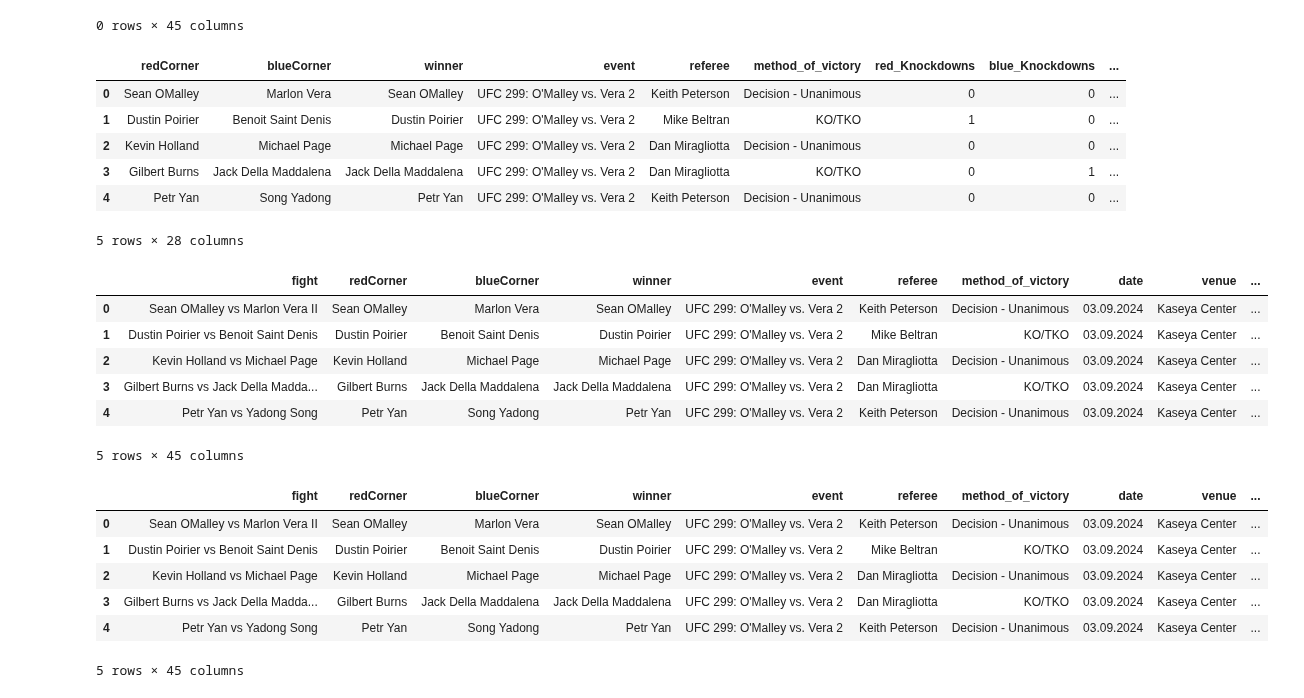
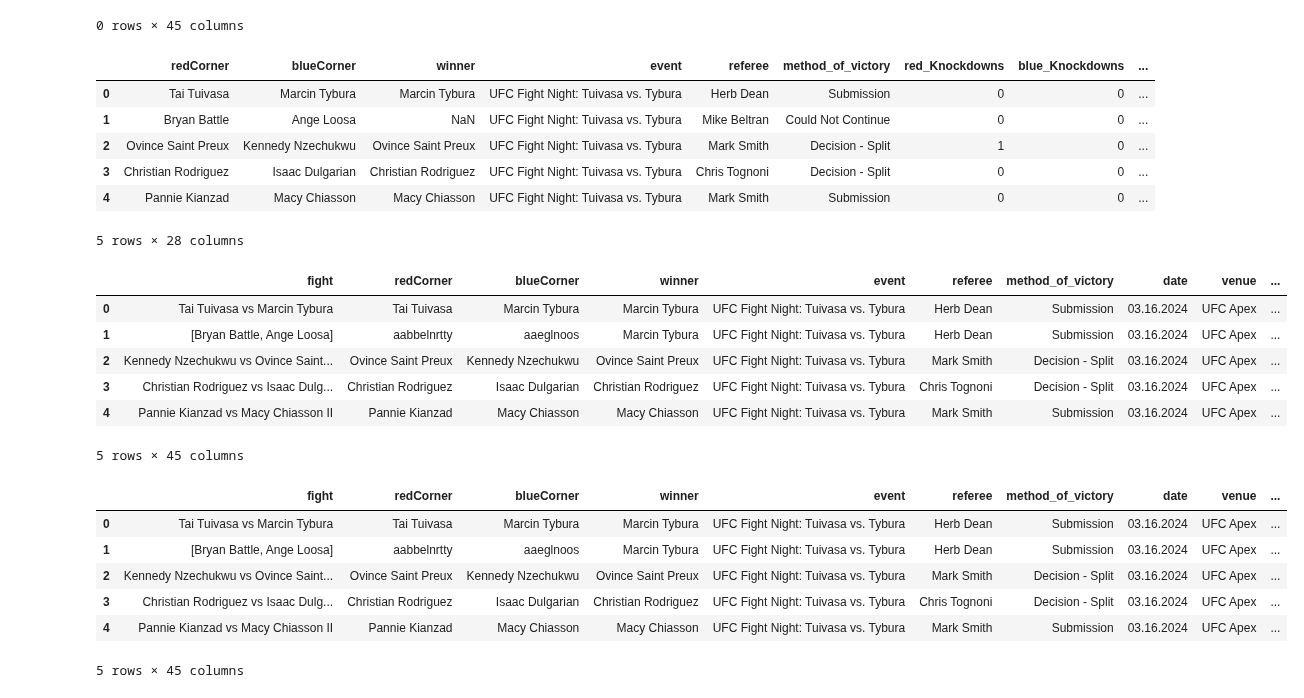
Before and after one commit to maxbraith/UFCModel, a Jupyter notebook: UFCModelGit/updateData/updateData.ipynb, the cells around one changed output. Saved outputs shown, nothing was run; the diff lists cells and outputs as text; code cells hidden in the pictures.

```diff
--- a/UFCModelGit/updateData/updateData.ipynb
+++ b/UFCModelGit/updateData/updateData.ipynb
@@ -128,7 +128,7 @@ print(response)
 # %%
 #get part for url of event, range defines number of events to scrape
 parts0 = []
-for i in range(5):
+for i in range(0, 1):
     soup = BeautifulSoup(response.content, 'html.parser')
     az = soup.find_all('a', class_=re.compile('border-b border-tap_3 border-dotted hover:border-solid'))
     parts0.append(az[i]['href'])
@@ -147,10 +147,9 @@ for part in parts0:
     url = f'https://www.tapology.com{part}'
     print(url)
     site = requests.get(url, headers=headers, proxies={'http': f"http://{proxy}, 'https:'https/{proxy}"})
-    print(site)
     #get url parts from all fights on the card
     soup = BeautifulSoup(site.content, 'html.parser')
-    spans = soup.find_all('span', class_='billing')
+    spans = soup.find_all('span', class_=re.compile('text-xs11 md:text-xs10 uppercase font-bold'))
     for span in spans:
         href = span.find('a')
         part = href['href']
@@ -268,14 +258,16 @@ for i in parts:
 
     #scrape +clean winner
     try:
-        fighters = soup.find_all('a', class_=re.compile('link-primary-red hidden md:inline'))
-        winner = fighters[0].text.strip()
-        loser = fighters[1].text.strip()
+        winnerCheck = soup.find('span', class_=re.compile('text-lg leading-tight text-tap_3 font-bold')).text.strip()
+        if('defeats' in winnerCheck):
+            fighters = soup.find_all('a', class_=re.compile('link-primary-red hidden md:inline'))
+            winner = fighters[0].text.strip()
+            loser = fighters[1].text.strip()
     except:
         pass
 
     #scrape + parse table
-    table = soup.find('table', class_=re.compile('md:mt-5 text-center'))
+    table = soup.find('table', class_=re.compile('md:mt-5 w-full text-center'))
     tdLabels = table.find_all('td')
 
     #scrape + clean winner record
@@ -379,7 +371,7 @@ link = hrefs[0]['href']
 
 #get part for url of event, range defines number of events to scrape
 links = []
-for i in range(5):
+for i in range(0, 1):
     link = hrefs[i]['href']
     links.append(link)
 
@@ -962,10 +954,6 @@ df2['redCorner'] = df2['redCorner'].replace('Blood Diamond', 'Mike Mathetha', re
 df2['blueCorner'] = df2['blueCorner'].replace('Blood Diamond', 'Mike Mathetha', regex=True)
 df2['winner'] = df2['winner'].replace('Blood Diamond', 'Mike Mathetha', regex=True)
 
-df['fight'] = df['fight'].replace('Ian Machado Garry', 'Ian Garry', regex=True)
-df['winner'] = df['winner'].replace('Ian Machado Garry', 'Ian Garry', regex=True)
-df['loser'] = df['loser'].replace('Ian Machado Garry', 'Ian Garry', regex=True)
-
 df2['redCorner'] = df2['redCorner'].replace('Assu Almabayev', 'Asu Almabaev', regex=True)
 df2['blueCorner'] = df2['blueCorner'].replace('Assu Almabayev', 'Asu Almabaev', regex=True)
 df2['winner'] = df2['winner'].replace('Assu Almabayev', 'Asu Almabaev', regex=True)
@@ -981,10 +969,6 @@ df2['winner'] = df2['winner'].replace('Alexander Munoz', 'Alex Munoz', regex=Tru
 df['fight'] = df['fight'].replace('Ovince St Preux', 'Ovince Saint Preux', regex=True)
 df['winner'] = df['winner'].replace('Ovince St Preux', 'Ovince Saint Preux', regex=True)
 df['loser'] = df['loser'].replace('Ovince St Preux', 'Ovince Saint Preux', regex=True)
-
-df2['redCorner'] = df2['redCorner'].replace('Katlyn Cerminara', 'Katlyn Chookagian', regex=True)
-df2['blueCorner'] = df2['blueCorner'].replace('Katlyn Cerminara', 'Katlyn Chookagian', regex=True)
-df2['winner'] = df2['winner'].replace('Katlyn Cerminara', 'Katlyn Chookagian', regex=True)
 
 df2['redCorner'] = df2['redCorner'].replace('Kazula Vargas', 'Rodrigo Vargas', regex=True)
 df2['blueCorner'] = df2['blueCorner'].replace('Kazula Vargas', 'Rodrigo Vargas', regex=True)
@@ -1268,11 +1252,11 @@ df['loser'] = df['loser'].replace('Alberto Cerra Leon', 'Alberta Cerra Leon', re
 df2.head()
 # %% [output]
 |  | redCorner | blueCorner | winner | event | referee | method_of_victory | red_Knockdowns | blue_Knockdowns | ... |
-| 0 | Sean OMalley | Marlon Vera | Sean OMalley | UFC 299: O'Malley vs. Vera 2 | Keith Peterson | Decision - Unanimous | 0 | 0 | ... |
-| 1 | Dustin Poirier | Benoit Saint Denis | Dustin Poirier | UFC 299: O'Malley vs. Vera 2 | Mike Beltran | KO/TKO | 1 | 0 | ... |
-| 2 | Kevin Holland | Michael Page | Michael Page | UFC 299: O'Malley vs. Vera 2 | Dan Miragliotta | Decision - Unanimous | 0 | 0 | ... |
-| 3 | Gilbert Burns | Jack Della Maddalena | Jack Della Maddalena | UFC 299: O'Malley vs. Vera 2 | Dan Miragliotta | KO/TKO | 0 | 1 | ... |
-| 4 | Petr Yan | Song Yadong | Petr Yan | UFC 299: O'Malley vs. Vera 2 | Keith Peterson | Decision - Unanimous | 0 | 0 | ... |
+| 0 | Tai Tuivasa | Marcin Tybura | Marcin Tybura | UFC Fight Night: Tuivasa vs. Tybura | Herb Dean | Submission | 0 | 0 | ... |
+| 1 | Bryan Battle | Ange Loosa | NaN | UFC Fight Night: Tuivasa vs. Tybura | Mike Beltran | Could Not Continue | 0 | 0 | ... |
+| 2 | Ovince Saint Preux | Kennedy Nzechukwu | Ovince Saint Preux | UFC Fight Night: Tuivasa vs. Tybura | Mark Smith | Decision - Split | 1 | 0 | ... |
+| 3 | Christian Rodriguez | Isaac Dulgarian | Christian Rodriguez | UFC Fight Night: Tuivasa vs. Tybura | Chris Tognoni | Decision - Split | 0 | 0 | ... |
+| 4 | Pannie Kianzad | Macy Chiasson | Macy Chiasson | UFC Fight Night: Tuivasa vs. Tybura | Mark Smith | Submission | 0 | 0 | ... |
 5 rows × 28 columns
 # %%
 for (index, row), (index2, row2) in zip(df.iterrows(), df2.iterrows()):
@@ -1620,26 +1604,26 @@ for (index, row), (index2, row2) in zip(df.iterrows(), df2.iterrows()):
 dfNew.head()
 # %% [output]
 |  | fight | redCorner | blueCorner | winner | event | referee | method_of_victory | date | venue | ... |
-| 0 | Sean OMalley vs Marlon Vera II | Sean OMalley | Marlon Vera | Sean OMalley | UFC 299: O'Malley vs. Vera 2 | Keith Peterson | Decision - Unanimous | 03.09.2024 | Kaseya Center | ... |
-| 1 | Dustin Poirier vs Benoit Saint Denis | Dustin Poirier | Benoit Saint Denis | Dustin Poirier | UFC 299: O'Malley vs. Vera 2 | Mike Beltran | KO/TKO | 03.09.2024 | Kaseya Center | ... |
-| 2 | Kevin Holland vs Michael Page | Kevin Holland | Michael Page | Michael Page | UFC 299: O'Malley vs. Vera 2 | Dan Miragliotta | Decision - Unanimous | 03.09.2024 | Kaseya Center | ... |
-| 3 | Gilbert Burns vs Jack Della Madda... | Gilbert Burns | Jack Della Maddalena | Jack Della Maddalena | UFC 299: O'Malley vs. Vera 2 | Dan Miragliotta | KO/TKO | 03.09.2024 | Kaseya Center | ... |
-| 4 | Petr Yan vs Yadong Song | Petr Yan | Song Yadong | Petr Yan | UFC 299: O'Malley vs. Vera 2 | Keith Peterson | Decision - Unanimous | 03.09.2024 | Kaseya Center | ... |
+| 0 | Tai Tuivasa vs Marcin Tybura | Tai Tuivasa | Marcin Tybura | Marcin Tybura | UFC Fight Night: Tuivasa vs. Tybura | Herb Dean | Submission | 03.16.2024 | UFC Apex | ... |
+| 1 | [Bryan Battle, Ange Loosa] | aabbelnrtty | aaeglnoos | Marcin Tybura | UFC Fight Night: Tuivasa vs. Tybura | Herb Dean | Submission | 03.16.2024 | UFC Apex | ... |
+| 2 | Kennedy Nzechukwu vs Ovince Saint... | Ovince Saint Preux | Kennedy Nzechukwu | Ovince Saint Preux | UFC Fight Night: Tuivasa vs. Tybura | Mark Smith | Decision - Split | 03.16.2024 | UFC Apex | ... |
+| 3 | Christian Rodriguez vs Isaac Dulg... | Christian Rodriguez | Isaac Dulgarian | Christian Rodriguez | UFC Fight Night: Tuivasa vs. Tybura | Chris Tognoni | Decision - Split | 03.16.2024 | UFC Apex | ... |
+| 4 | Pannie Kianzad vs Macy Chiasson II | Pannie Kianzad | Macy Chiasson | Macy Chiasson | UFC Fight Night: Tuivasa vs. Tybura | Mark Smith | Submission | 03.16.2024 | UFC Apex | ... |
 5 rows × 45 columns
 # %%
 #write new data to top of csv
-dfOld = pd.read_csv('databaseUpdated-02.04.2024.csv')
+dfOld = pd.read_csv('databaseUpdated-03.11.2024.csv')
 
 updatedData = pd.concat([dfNew, dfOld], ignore_index=True)
 
 updatedData.head()
 # %% [output]
 |  | fight | redCorner | blueCorner | winner | event | referee | method_of_victory | date | venue | ... |
-| 0 | Sean OMalley vs Marlon Vera II | Sean OMalley | Marlon Vera | Sean OMalley | UFC 299: O'Malley vs. Vera 2 | Keith Peterson | Decision - Unanimous | 03.09.2024 | Kaseya Center | ... |
-| 1 | Dustin Poirier vs Benoit Saint Denis | Dustin Poirier | Benoit Saint Denis | Dustin Poirier | UFC 299: O'Malley vs. Vera 2 | Mike Beltran | KO/TKO | 03.09.2024 | Kaseya Center | ... |
-| 2 | Kevin Holland vs Michael Page | Kevin Holland | Michael Page | Michael Page | UFC 299: O'Malley vs. Vera 2 | Dan Miragliotta | Decision - Unanimous | 03.09.2024 | Kaseya Center | ... |
-| 3 | Gilbert Burns vs Jack Della Madda... | Gilbert Burns | Jack Della Maddalena | Jack Della Maddalena | UFC 299: O'Malley vs. Vera 2 | Dan Miragliotta | KO/TKO | 03.09.2024 | Kaseya Center | ... |
-| 4 | Petr Yan vs Yadong Song | Petr Yan | Song Yadong | Petr Yan | UFC 299: O'Malley vs. Vera 2 | Keith Peterson | Decision - Unanimous | 03.09.2024 | Kaseya Center | ... |
+| 0 | Tai Tuivasa vs Marcin Tybura | Tai Tuivasa | Marcin Tybura | Marcin Tybura | UFC Fight Night: Tuivasa vs. Tybura | Herb Dean | Submission | 03.16.2024 | UFC Apex | ... |
+| 1 | [Bryan Battle, Ange Loosa] | aabbelnrtty | aaeglnoos | Marcin Tybura | UFC Fight Night: Tuivasa vs. Tybura | Herb Dean | Submission | 03.16.2024 | UFC Apex | ... |
+| 2 | Kennedy Nzechukwu vs Ovince Saint... | Ovince Saint Preux | Kennedy Nzechukwu | Ovince Saint Preux | UFC Fight Night: Tuivasa vs. Tybura | Mark Smith | Decision - Split | 03.16.2024 | UFC Apex | ... |
+| 3 | Christian Rodriguez vs Isaac Dulg... | Christian Rodriguez | Isaac Dulgarian | Christian Rodriguez | UFC Fight Night: Tuivasa vs. Tybura | Chris Tognoni | Decision - Split | 03.16.2024 | UFC Apex | ... |
+| 4 | Pannie Kianzad vs Macy Chiasson II | Pannie Kianzad | Macy Chiasson | Macy Chiasson | UFC Fight Night: Tuivasa vs. Tybura | Mark Smith | Submission | 03.16.2024 | UFC Apex | ... |
 5 rows × 45 columns
 # %%
 #df to csv file
```
Also changed, not shown: parts of 8 cells of this notebook, 3 other files.
